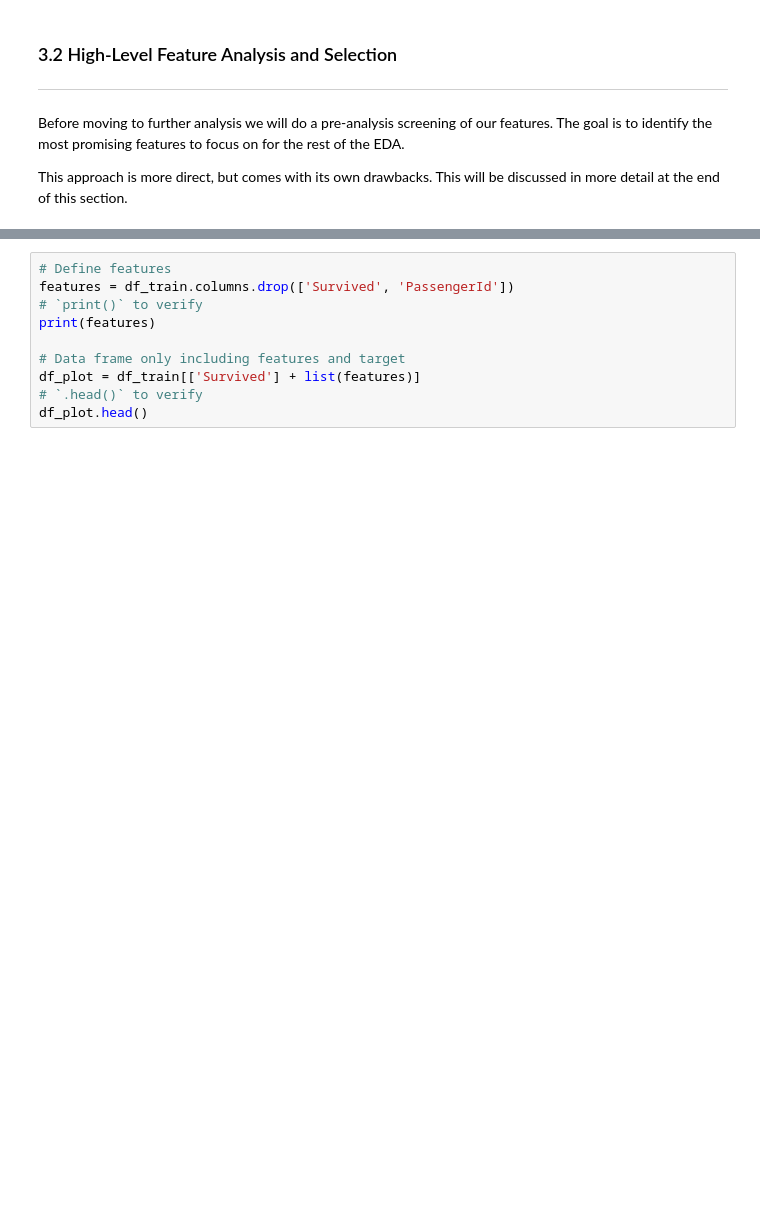
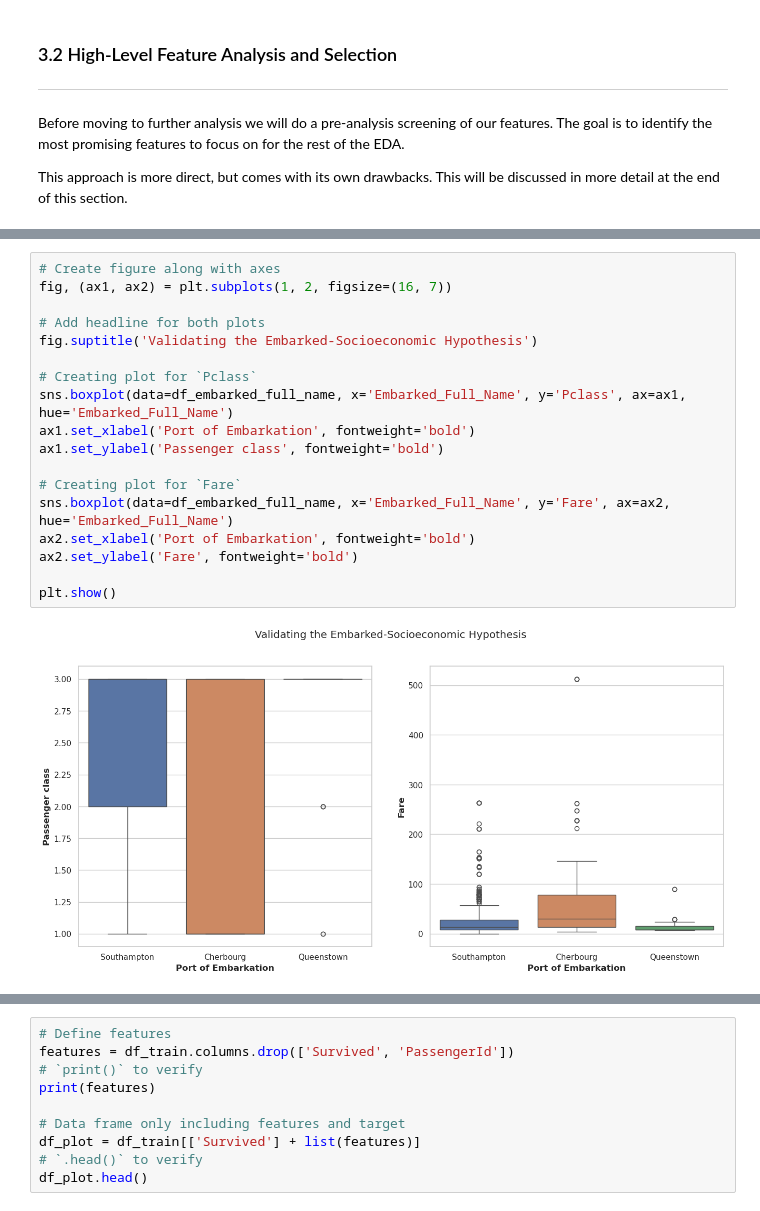
Before and after one commit to JonasLilletevedt/titanic-survival-prediction, a Jupyter notebook: notebooks/00_initial_data_exploration.ipynb, the cells around one changed output, grey strips where cells are left out. Saved outputs shown, nothing was run; the diff lists cells and outputs as text; blank space fills up the shorter version.

```diff
--- a/notebooks/00_initial_data_exploration.ipynb
+++ b/notebooks/00_initial_data_exploration.ipynb
@@ -335,0 +439,20 @@ Moving forward we will have a larger focus on `PClass`, `Parch` and `Fare`. `PCl
+# %%
+# Create figure along with axes
+fig, (ax1, ax2) = plt.subplots(1, 2, figsize=(16, 7))
+
+# Add headline for both plots
+fig.suptitle('Validating the Embarked-Socioeconomic Hypothesis')
+
+# Creating plot for `Pclass`
+sns.boxplot(data=df_embarked_full_name, x='Embarked_Full_Name', y='Pclass', ax=ax1, hue='Embarked_Full_Name')
+ax1.set_xlabel('Port of Embarkation', fontweight='bold')
+ax1.set_ylabel('Passenger class', fontweight='bold')
+
+# Creating plot for `Fare`
+sns.boxplot(data=df_embarked_full_name, x='Embarked_Full_Name', y='Fare', ax=ax2, hue='Embarked_Full_Name')
+ax2.set_xlabel('Port of Embarkation', fontweight='bold')
+ax2.set_ylabel('Fare', fontweight='bold')
+
+plt.show()
+# %% [output]
+[figure, added]
```
Also changed, not shown: parts of 19 cells of this notebook.
